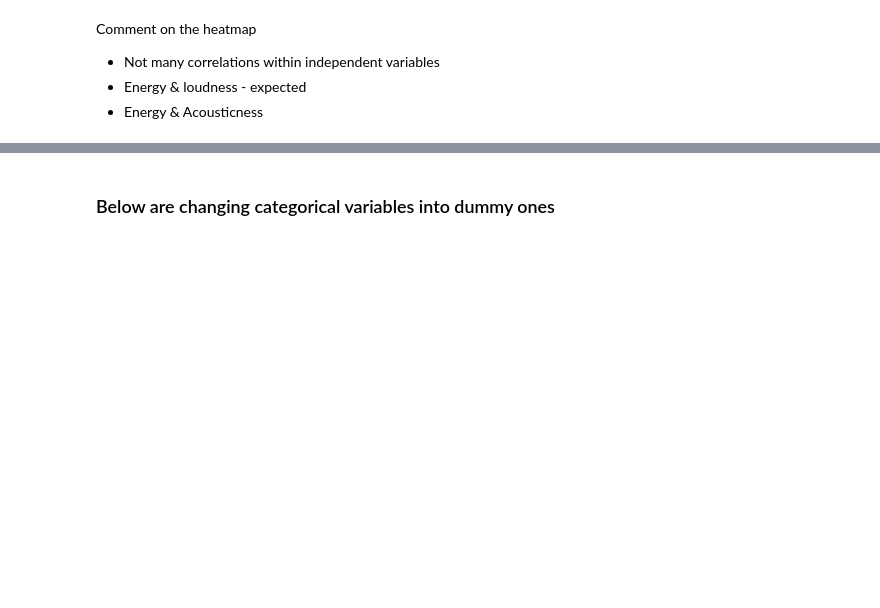
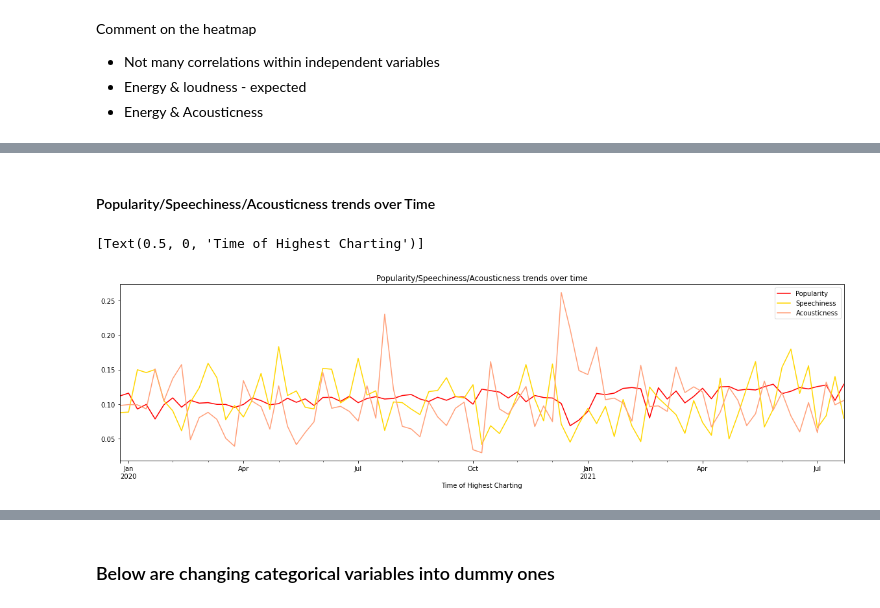
Before and after one commit to Opheliadh/DH140-Final-Music-Trends, a Jupyter notebook: Spotify_songs_popularity.ipynb, the cells around one changed output, grey strips where cells are left out. Saved outputs shown, nothing was run; the diff lists cells and outputs as text; code cells hidden in the pictures; blank space fills up the shorter version.

```diff
--- a/Spotify_songs_popularity.ipynb
+++ b/Spotify_songs_popularity.ipynb
@@ -151,0 +290,11 @@ Comment on the heatmap
+# %% [markdown]
+#### Popularity/Speechiness/Acousticness trends over Time
+# %%
+ax = scaled_df[['Popularity', 'Speechiness', 'Acousticness']].plot(kind='line',
+                                                              title='Popularity/Speechiness/Acousticness trends over time',
+                                                              figsize=(20,5),
+                                                              color=['red','gold','lightsalmon'])
+ax.set(xlabel='Time of Highest Charting')
+# %% [output]
+[Text(0.5, 0, 'Time of Highest Charting')]
+[figure, added]
```
Also changed, not shown: parts of 44 cells of this notebook.
